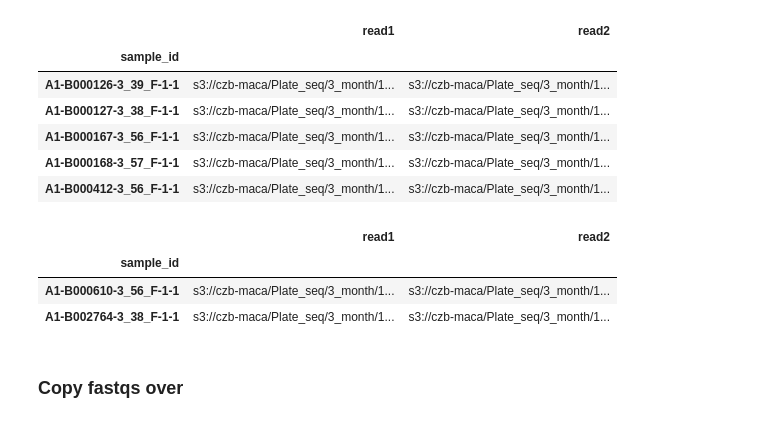
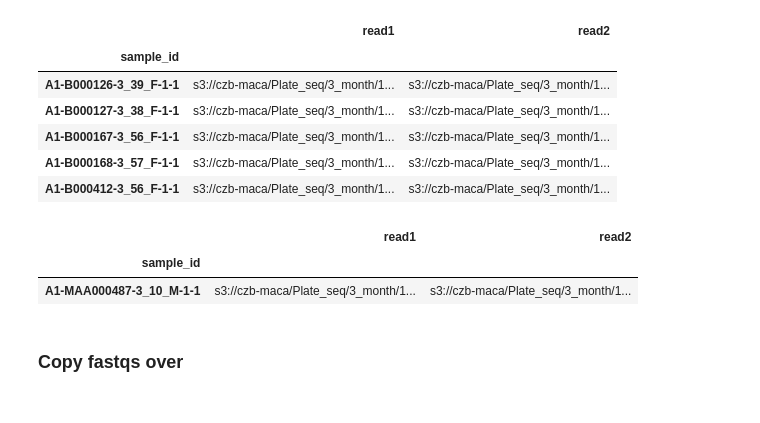
Before and after one commit to czbiohub/kh-analysis, a Jupyter notebook: notebooks/bladder_get_sequences_with_hashes_cleaned_up.ipynb, the cells around one changed output. Cells and saved outputs as stored; diff of their text form; code cells hidden in the pictures.

```diff
--- a/notebooks/bladder_get_sequences_with_hashes_cleaned_up.ipynb
+++ b/notebooks/bladder_get_sequences_with_hashes_cleaned_up.ipynb
@@ -69,0 +88,10 @@ SourmashSignature('A1-B000610-3_56_F-1-1_S28', 280b9bab)
+# %%
+# bladder cell
+cell1a = 'A1-MAA000487-3_10_M-1-1'
+ksize = 21
+moltype = 'DNA'
+
+
+sig1a = list(sig.load_signatures(f"{folder}/A1-MAA000487-3_10_M-1-1_S264.sig", ksize=ksize,
+                                select_moltype=moltype))[0]
+sig1a
@@ -181,13 +299,13 @@ fastqs.head()
 | A1-B000168-3_57_F-1-1 | s3://czb-maca/Plate_seq/3_month/1... | s3://czb-maca/Plate_seq/3_month/1... |
 | A1-B000412-3_56_F-1-1 | s3://czb-maca/Plate_seq/3_month/1... | s3://czb-maca/Plate_seq/3_month/1... |
 # %%
-these_cell_fastqs = fastqs.loc[[cell1, cell2]]
+# these_cell_fastqs = fastqs.loc[[cell1, cell1a, cell2]]
+these_cell_fastqs = fastqs.loc[[cell1a]]
 these_cell_fastqs
 # %% [output]
 |  | read1 | read2 |
 | sample_id |  |  |
-| A1-B000610-3_56_F-1-1 | s3://czb-maca/Plate_seq/3_month/1... | s3://czb-maca/Plate_seq/3_month/1... |
-| A1-B002764-3_38_F-1-1 | s3://czb-maca/Plate_seq/3_month/1... | s3://czb-maca/Plate_seq/3_month/1... |
+| A1-MAA000487-3_10_M-1-1 | s3://czb-maca/Plate_seq/3_month/1... | s3://czb-maca/Plate_seq/3_month/1... |
 # %% [markdown]
 ### Copy fastqs over
 # %%
```
Also changed, not shown: parts of 37 cells of this notebook, 4 other files.
